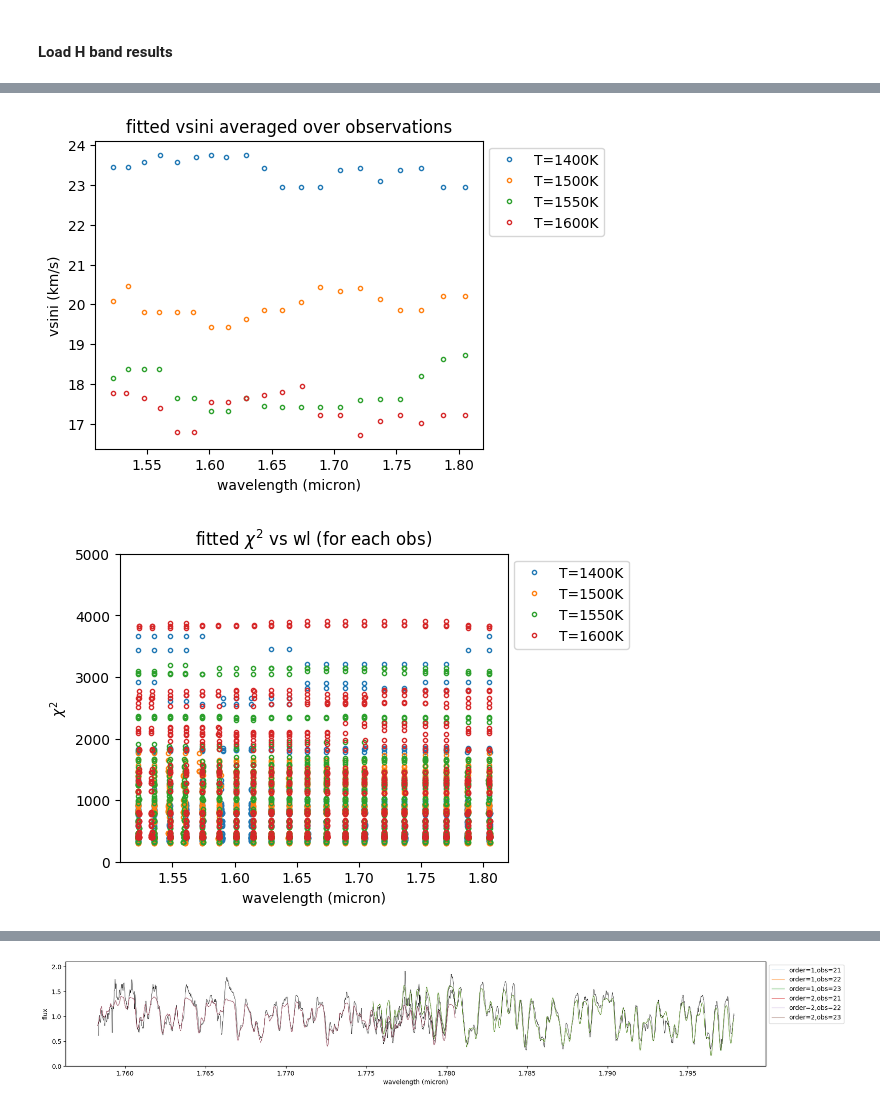
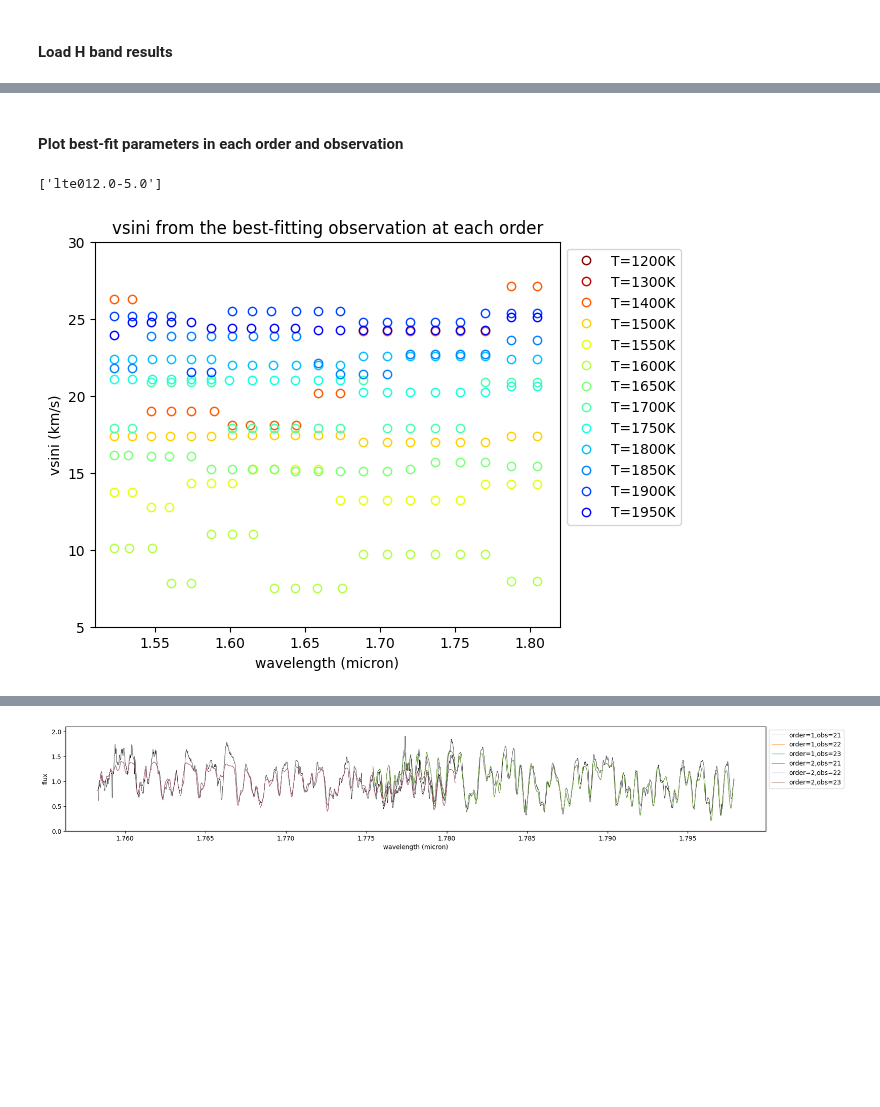
Before and after one commit to alphalyncis/dopplerimg, a Jupyter notebook: code/fit_IGRINS_H.ipynb, the cells around one changed output, grey strips where cells are left out. Drawn from its saved outputs; the diff is of its cells as text; code cells hidden in the pictures; blank space fills up the shorter version.

```diff
--- a/code/fit_IGRINS_H.ipynb
+++ b/code/fit_IGRINS_H.ipynb
@@ -10,3 +10,7 @@ import glob
 from astropy.table import Table
 from matplotlib.lines import Line2D
 homedir = os.path.expanduser('~')
+def normalized_cmap(val, low, high, cmap):
+    cmap = plt.get_cmap(cmap)
+    rang=high-low
+    return cmap(int((val-low)*255/rang))
@@ -64,7 +73,2 @@ array([1.79291584, 1.77544383, 1.75832308, 1.74154324, 1.72509441,
 # %% [markdown]
 #### Load H band results
-# %%
-chipmods = fits.getdata("result/IGRINS_W1049B_H_chipmods_lte015.0-5.0.fits")
-chiplams = fits.getdata("result/IGRINS_W1049B_H_chiplams_lte015.0-5.0.fits")
-results = Table.read('result/IGRINS_W1049B_H_fitting_results_lte015.0-5.0.txt', format='ascii')
-results
@@ -151,38 +196,34 @@ for f in sorted(glob.glob("result/IGRINS_W1049B_H_*.txt")):
+# %% [markdown]
+#### Plot best-fit parameters in each order and observation
+# %%
+modellist[0:1]
+# %% [output]
+['lte012.0-5.0']
+# %%
+# find the best-fitting obs at each order
+best_ind = {}
+for model in modellist:
+    chisq_this = np.array(chisq[model].reshape((56, 20)))
+    min_chisqs = np.min(chisq_this, axis=0)
+    best_ind[model] = (chisq_this==min_chisqs)
 # %%
-plt.figure(figsize=(5,4))
+# fitted vsini vs. order(wavelength), best-fit obs
+plt.figure(figsize=(6,5))
 for model in modellist:
+    temp = float(model[4:8])*100
+    if "-5.0" in model:
+        lam_points = np.median(np.median(chiplams[model], axis=0), axis=1) # plot one point per wl
+        vsini_points = vsini[model].reshape((56, 20))[best_ind[model]]
+        plt.plot(lam_points, vsini_points, "o", mfc="none", color=normalized_cmap(temp,low=1250,high=2050,cmap='jet_r'), label=f"T={temp:.0f}K")
 
-    lam_points = np.median(chiplams[model], axis=2).flatten() # plot all points
-    vsini_points = vsini[model].flatten() # plot all points
 
-    lam_points = np.median(np.median(chiplams[model], axis=0), axis=1) # plot one point per wl
-    vsini_points = np.median(vsini[model].reshape((56, 20)), axis=0)
-
-    plt.plot(lam_points, vsini_points, ".", mfc="none", label=f"T={float(model[4:8])*100:.0f}K")
     plt.xlabel("wavelength (micron)")
     plt.ylabel("vsini (km/s)")
-    plt.legend(bbox_to_anchor=(1, 1))
-
-    plt.title("fitted vsini for each observation")
-    plt.title("fitted vsini averaged over observations")
+    plt.legend(loc=2, bbox_to_anchor=(1, 1))
+    plt.xlim((1.51, 1.82))
+    plt.ylim((5,30))
+    plt.title("vsini from the best-fitting observation at each order")
 
 #plt.ylim(10,60)
 # %% [output]
-[figure, old version]
+[figure, new version]
-# %%
-plt.figure(figsize=(5,4))
-for model in modellist:
-    chisq_points = chisq[model] # plot all points
-    lam_points = np.median(chiplams[model], axis=2).flatten() # plot all points
-    #chisq_points = np.median(chisq[model].reshape((56, 20)), axis=0) # plot one point per wl
-    #lam_points = np.median(np.median(chiplams[model], axis=0), axis=1) # plot one point per wl
-    plt.plot(lam_points, chisq_points, ".", mfc="none", label=f"T={float(model[4:8])*100:.0f}K")
-    plt.xlabel("wavelength (micron)")
-    plt.ylabel("$\chi^2$")
-    plt.title("fitted $\chi^2$ vs wl (for each obs)")
-    #plt.title("fitted $\chi^2$ vs wl (median over obs)") # plot one point per wl
-    plt.legend(bbox_to_anchor=(1, 1))
-    #plt.xlim((1.5, 1.8))
-    plt.ylim((0,5000))
-# %% [output]
-[figure, removed]
```
Also changed, not shown: parts of 25 cells of this notebook, 1 other file.
